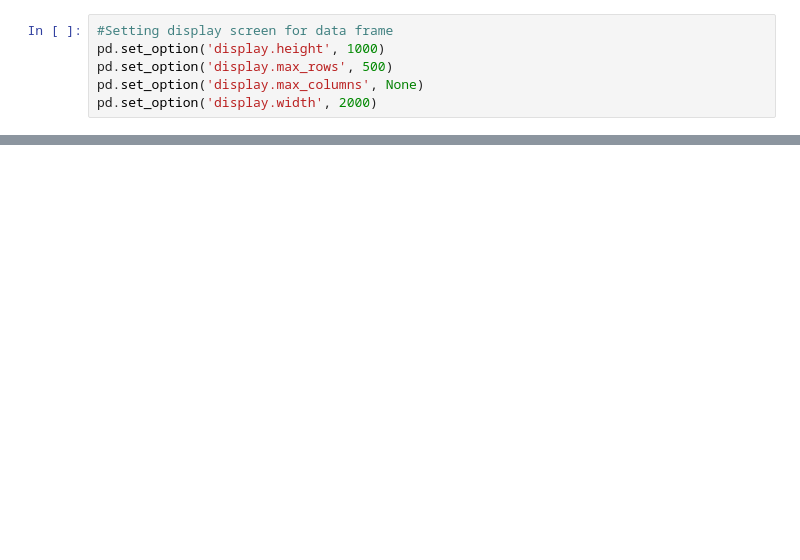
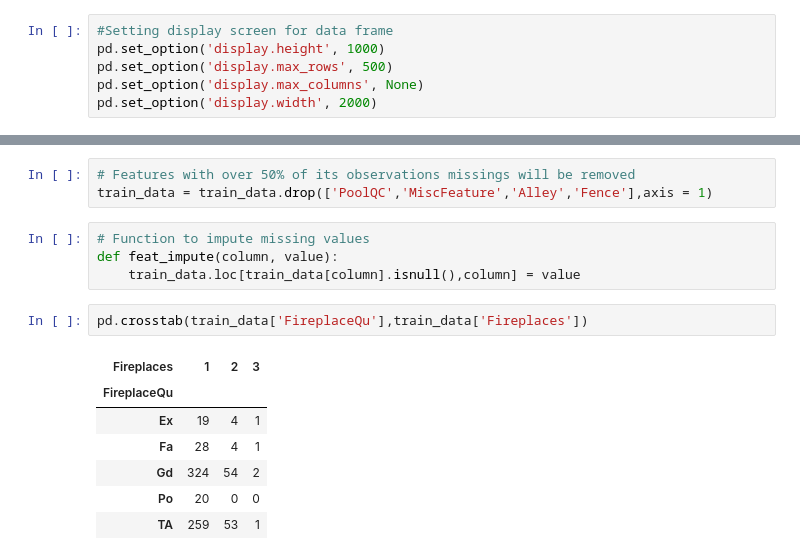
Before and after one commit to dheeraj1995/KaggleCompetitions, a Jupyter notebook: House Prices Advanced Regression Techniques/src/Solution.ipynb, the cells around one changed output, grey strips where cells are left out. Saved outputs shown, nothing was run; the diff lists cells and outputs as text; blank space fills up the shorter version.

```diff
--- a/House Prices Advanced Regression Techniques/src/Solution.ipynb
+++ b/House Prices Advanced Regression Techniques/src/Solution.ipynb
@@ -36,0 +69,17 @@ test_data.describe()
+# %%
+# Features with over 50% of its observations missings will be removed
+train_data = train_data.drop(['PoolQC','MiscFeature','Alley','Fence'],axis = 1)
+# %%
+# Function to impute missing values
+def feat_impute(column, value):
+    train_data.loc[train_data[column].isnull(),column] = value
+# %%
+pd.crosstab(train_data['FireplaceQu'],train_data['Fireplaces'])
+# %% [output]
+| Fireplaces | 1 | 2 | 3 |
+| FireplaceQu |  |  |  |
+| Ex | 19 | 4 | 1 |
+| Fa | 28 | 4 | 1 |
+| Gd | 324 | 54 | 2 |
+| Po | 20 | 0 | 0 |
+| TA | 259 | 53 | 1 |
```
Also changed, not shown: parts of 34 cells of this notebook.
